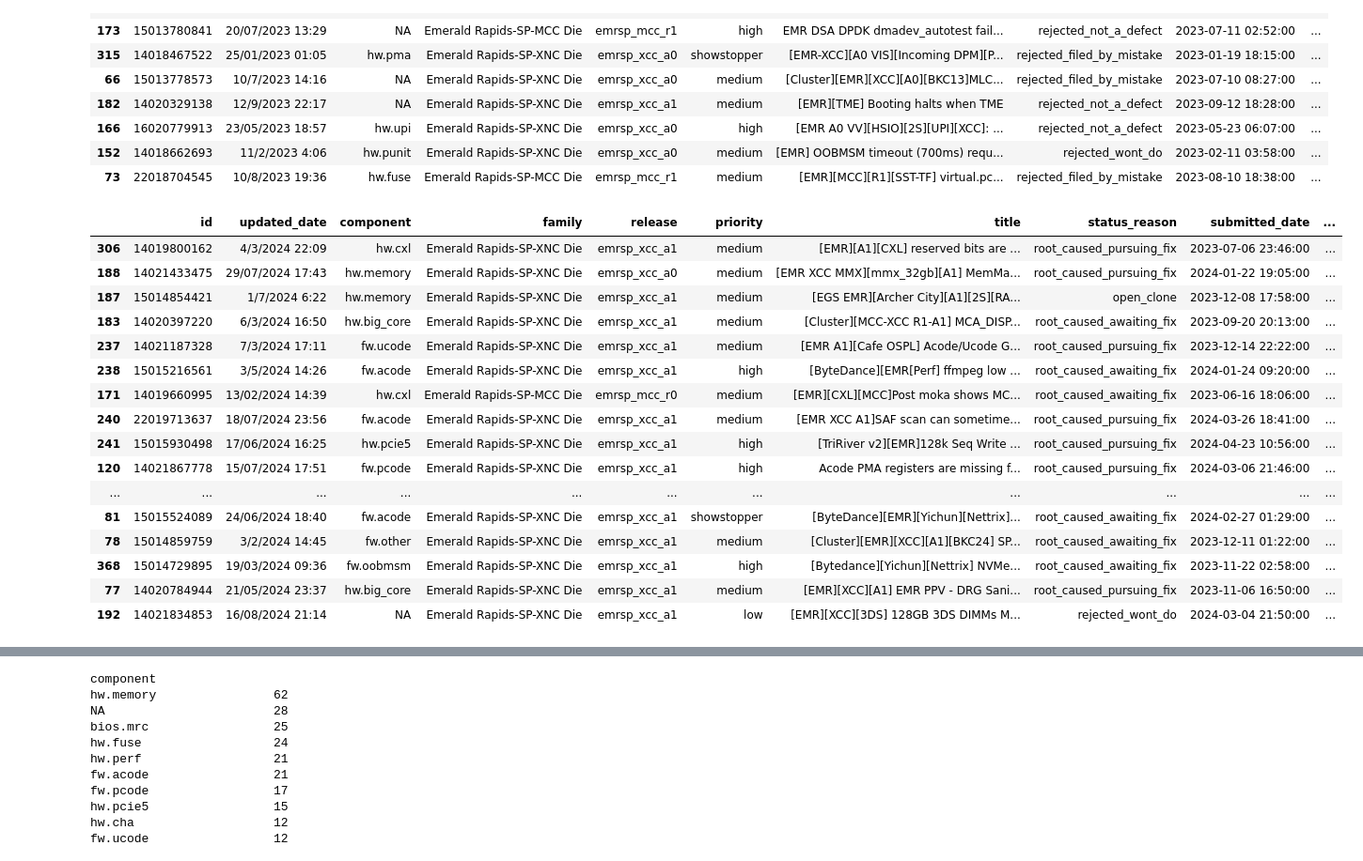
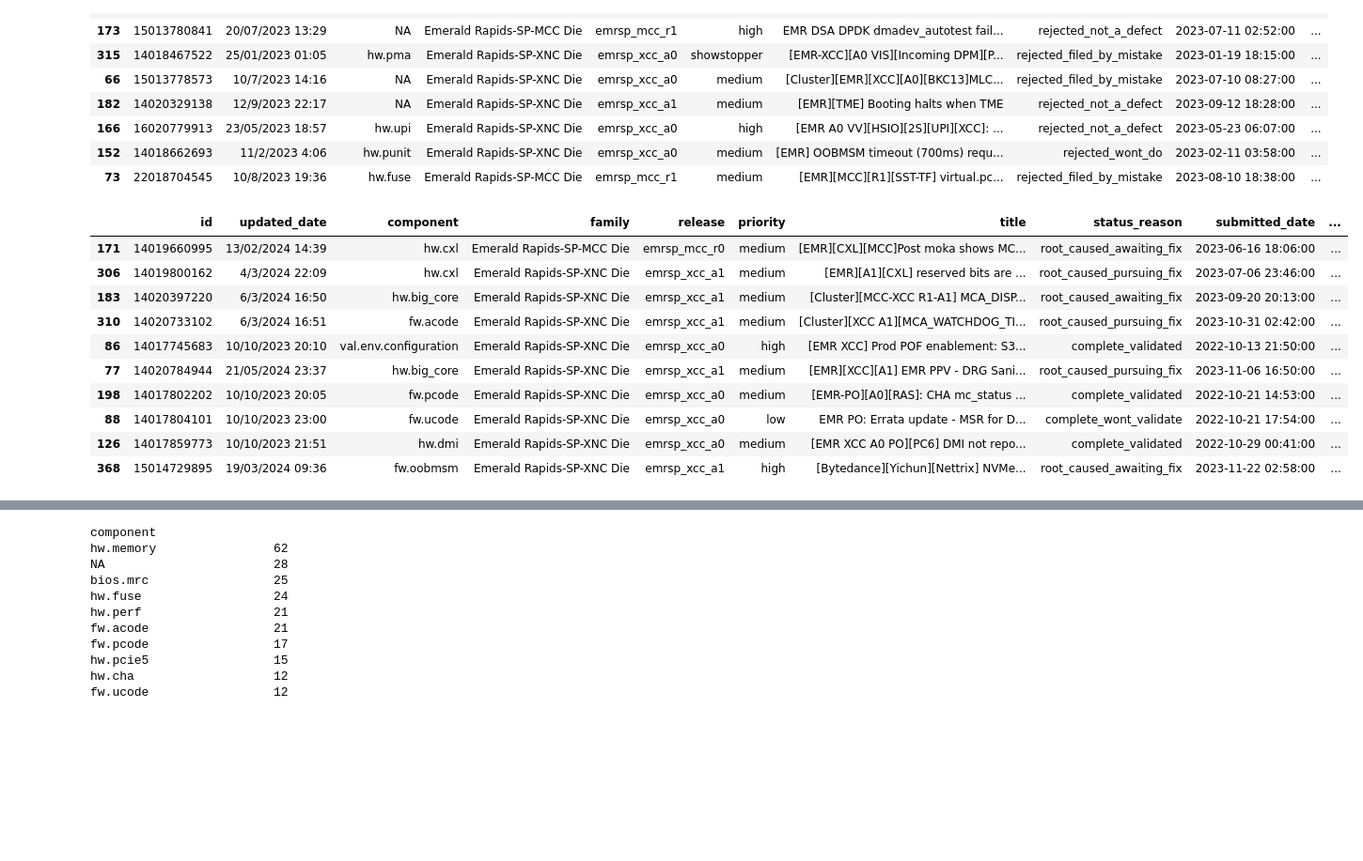
Before and after one commit to oscarhernandezmartinez/AI_WORKSHOP, a Jupyter notebook: TEAM2_EMR_AI_WORKSHOP.ipynb, the cells around one changed output, grey strips where cells are left out. Shown: that part at 94% size. Cells and saved outputs as stored; diff of their text form; code cells hidden in the pictures; blank space fills up the shorter version.

```diff
--- a/TEAM2_EMR_AI_WORKSHOP.ipynb
+++ b/TEAM2_EMR_AI_WORKSHOP.ipynb
@@ -295,22 +295,17 @@ emr_data1.sort_values("days_between",ascending=True).head(10)
 | 152 | 14018662693 | 11/2/2023 4:06 | hw.punit | Emerald Rapids-SP-XNC Die | emrsp_xcc_a0 | medium | [EMR] OOBMSM timeout (700ms) requ... | rejected_wont_do | 2023-02-11 03:58:00 | ... |
 | 73 | 22018704545 | 10/8/2023 19:36 | hw.fuse | Emerald Rapids-SP-MCC Die | emrsp_mcc_r1 | medium | [EMR][MCC][R1][SST-TF] virtual.pc... | rejected_filed_by_mistake | 2023-08-10 18:38:00 | ... |
 # %%
-emr_data1.sort_values("closed_date",ascending=False).head(20)
+
+emr_data1.sort_values("days_between",ascending=False).head(10)
 # %% [output]
 |  | id | updated_date | component | family | release | priority | title | status_reason | submitted_date | ... |
+| 171 | 14019660995 | 13/02/2024 14:39 | hw.cxl | Emerald Rapids-SP-MCC Die | emrsp_mcc_r0 | medium | [EMR][CXL][MCC]Post moka shows MC... | root_caused_awaiting_fix | 2023-06-16 18:06:00 | ... |
 | 306 | 14019800162 | 4/3/2024 22:09 | hw.cxl | Emerald Rapids-SP-XNC Die | emrsp_xcc_a1 | medium | [EMR][A1][CXL] reserved bits are ... | root_caused_pursuing_fix | 2023-07-06 23:46:00 | ... |
-| 188 | 14021433475 | 29/07/2024 17:43 | hw.memory | Emerald Rapids-SP-XNC Die | emrsp_xcc_a0 | medium | [EMR XCC MMX][mmx_32gb][A1] MemMa... | root_caused_pursuing_fix | 2024-01-22 19:05:00 | ... |
-| 187 | 15014854421 | 1/7/2024 6:22 | hw.memory | Emerald Rapids-SP-XNC Die | emrsp_xcc_a1 | medium | [EGS EMR][Archer City][A1][2S][RA... | open_clone | 2023-12-08 17:58:00 | ... |
 | 183 | 14020397220 | 6/3/2024 16:50 | hw.big_core | Emerald Rapids-SP-XNC Die | emrsp_xcc_a1 | medium | [Cluster][MCC-XCC R1-A1] MCA_DISP... | root_caused_awaiting_fix | 2023-09-20 20:13:00 | ... |
-| 237 | 14021187328 | 7/3/2024 17:11 | fw.ucode | Emerald Rapids-SP-XNC Die | emrsp_xcc_a1 | medium | [EMR A1][Cafe OSPL] Acode/Ucode G... | root_caused_pursuing_fix | 2023-12-14 22:22:00 | ... |
-| 238 | 15015216561 | 3/5/2024 14:26 | fw.acode | Emerald Rapids-SP-XNC Die | emrsp_xcc_a1 | high | [ByteDance][EMR[Perf] ffmpeg low ... | root_caused_awaiting_fix | 2024-01-24 09:20:00 | ... |
-| 171 | 14019660995 | 13/02/2024 14:39 | hw.cxl | Emerald Rapids-SP-MCC Die | emrsp_mcc_r0 | medium | [EMR][CXL][MCC]Post moka shows MC... | root_caused_awaiting_fix | 2023-06-16 18:06:00 | ... |
-| 240 | 22019713637 | 18/07/2024 23:56 | fw.acode | Emerald Rapids-SP-XNC Die | emrsp_xcc_a1 | medium | [EMR XCC A1]SAF scan can sometime... | root_caused_pursuing_fix | 2024-03-26 18:41:00 | ... |
-| 241 | 15015930498 | 17/06/2024 16:25 | hw.pcie5 | Emerald Rapids-SP-XNC Die | emrsp_xcc_a1 | high | [TriRiver v2][EMR]128k Seq Write ... | root_caused_pursuing_fix | 2024-04-23 10:56:00 | ... |
-| 120 | 14021867778 | 15/07/2024 17:51 | fw.pcode | Emerald Rapids-SP-XNC Die | emrsp_xcc_a1 | high | Acode PMA registers are missing f... | root_caused_pursuing_fix | 2024-03-06 21:46:00 | ... |
-| ... | ... | ... | ... | ... | ... | ... | ... | ... | ... | ... |
-| 81 | 15015524089 | 24/06/2024 18:40 | fw.acode | Emerald Rapids-SP-XNC Die | emrsp_xcc_a1 | showstopper | [ByteDance][EMR][Yichun][Nettrix]... | root_caused_awaiting_fix | 2024-02-27 01:29:00 | ... |
-| 78 | 15014859759 | 3/2/2024 14:45 | fw.other | Emerald Rapids-SP-XNC Die | emrsp_xcc_a1 | medium | [Cluster][EMR][XCC][A1][BKC24] SP... | root_caused_awaiting_fix | 2023-12-11 01:22:00 | ... |
+| 310 | 14020733102 | 6/3/2024 16:51 | fw.acode | Emerald Rapids-SP-XNC Die | emrsp_xcc_a1 | medium | [Cluster][XCC A1][MCA_WATCHDOG_TI... | root_caused_pursuing_fix | 2023-10-31 02:42:00 | ... |
+| 86 | 14017745683 | 10/10/2023 20:10 | val.env.configuration | Emerald Rapids-SP-XNC Die | emrsp_xcc_a0 | high | [EMR XCC] Prod POF enablement: S3... | complete_validated | 2022-10-13 21:50:00 | ... |
+| 77 | 14020784944 | 21/05/2024 23:37 | hw.big_core | Emerald Rapids-SP-XNC Die | emrsp_xcc_a1 | medium | [EMR][XCC][A1] EMR PPV - DRG Sani... | root_caused_pursuing_fix | 2023-11-06 16:50:00 | ... |
+| 198 | 14017802202 | 10/10/2023 20:05 | fw.pcode | Emerald Rapids-SP-XNC Die | emrsp_xcc_a0 | medium | [EMR-PO][A0][RAS]: CHA mc_status ... | complete_validated | 2022-10-21 14:53:00 | ... |
+| 88 | 14017804101 | 10/10/2023 23:00 | fw.ucode | Emerald Rapids-SP-XNC Die | emrsp_xcc_a0 | low | EMR PO: Errata update - MSR for D... | complete_wont_validate | 2022-10-21 17:54:00 | ... |
+| 126 | 14017859773 | 10/10/2023 21:51 | hw.dmi | Emerald Rapids-SP-XNC Die | emrsp_xcc_a0 | medium | [EMR XCC A0 PO][PC6] DMI not repo... | complete_validated | 2022-10-29 00:41:00 | ... |
 | 368 | 15014729895 | 19/03/2024 09:36 | fw.oobmsm | Emerald Rapids-SP-XNC Die | emrsp_xcc_a1 | high | [Bytedance][Yichun][Nettrix] NVMe... | root_caused_awaiting_fix | 2023-11-22 02:58:00 | ... |
-| 77 | 14020784944 | 21/05/2024 23:37 | hw.big_core | Emerald Rapids-SP-XNC Die | emrsp_xcc_a1 | medium | [EMR][XCC][A1] EMR PPV - DRG Sani... | root_caused_pursuing_fix | 2023-11-06 16:50:00 | ... |
-| 192 | 14021834853 | 16/08/2024 21:14 | NA | Emerald Rapids-SP-XNC Die | emrsp_xcc_a1 | low | [EMR][XCC][3DS] 128GB 3DS DIMMs M... | rejected_wont_do | 2024-03-04 21:50:00 | ... |
```
Also changed, not shown: parts of 11 cells of this notebook.
